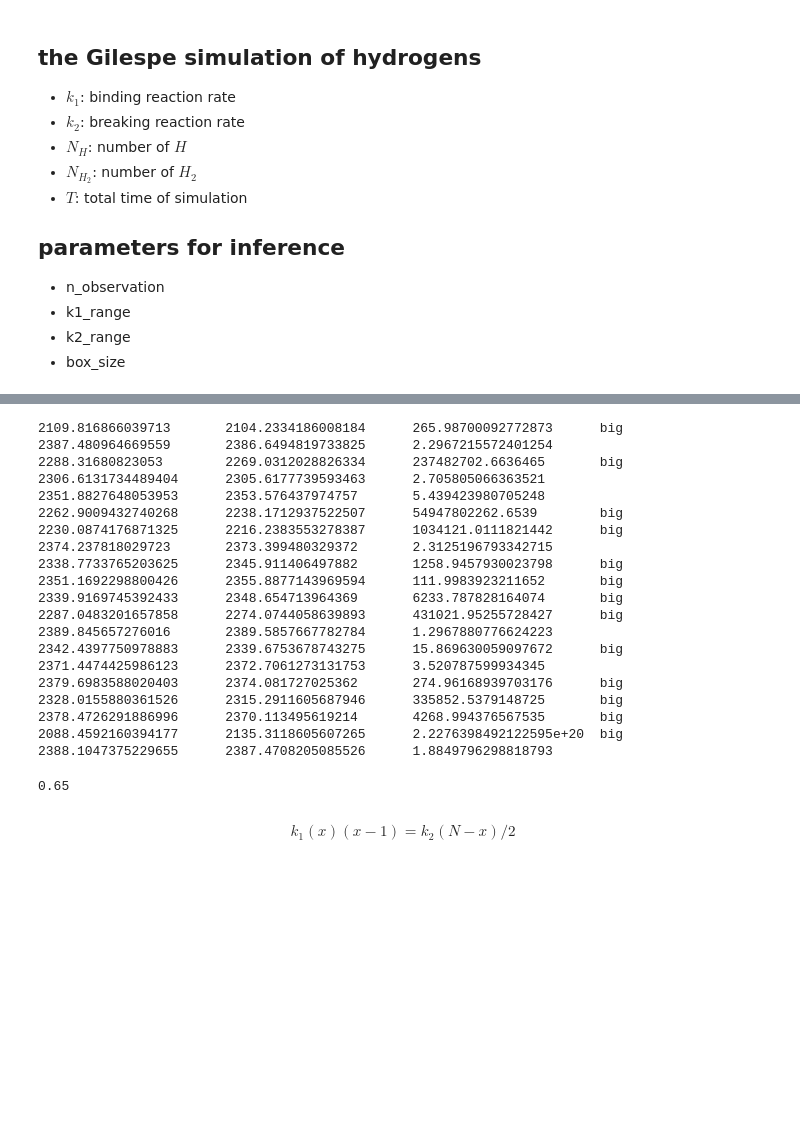
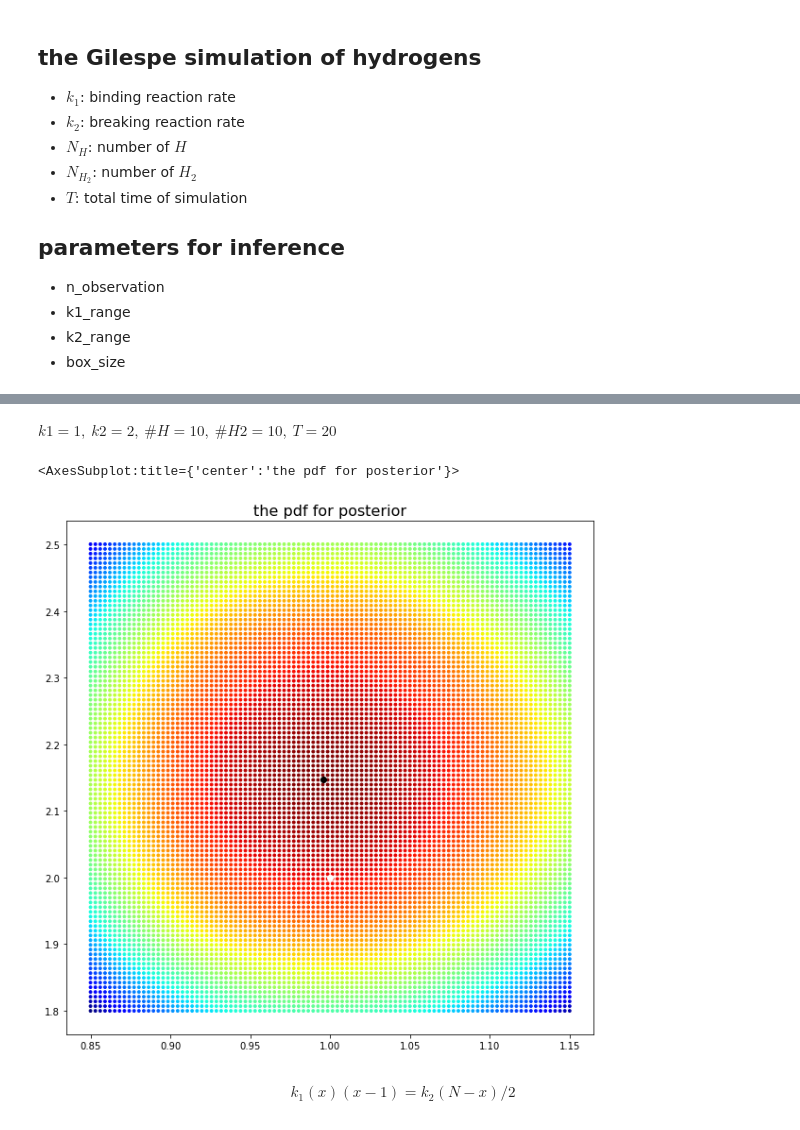
Before and after one commit to WangHaiYang874/ABC22, a Jupyter notebook: done works/gilespe hydrogen mcmc inference 4.ipynb, the cells around one changed output, grey strips where cells are left out. Drawn from its saved outputs; the diff is of its cells as text; code cells hidden in the pictures; blank space fills up the shorter version.

```diff
--- a/done works/gilespe hydrogen mcmc inference 4.ipynb
+++ b/done works/gilespe hydrogen mcmc inference 4.ipynb
@@ -103,40 +104,11 @@ KeyboardInterrupt:
-# %%
-n_big = 0.
-N = 20
-for i in range(20):
-    theta_ = np.random.uniform([0.2,2],[1,3])
-    a = log_likelihood(theta_,observation)
-    b = log_likelihood(theta_ + 0.1*(np.random.uniform(size=2)-0.5),observation)
-    d = np.exp(np.abs(a-b))
-    if d > 10:
-        s = 'big'
-        n_big += 1
-    else:
-        s = ''
-    print(a,b,d,s,sep='\t')
-n_big/N
-# %% [output]
-2109.816866039713       2104.2334186008184      265.98700092772873      big
-2387.480964669559       2386.6494819733825      2.2967215572401254
-2288.31680823053        2269.0312028826334      237482702.6636465       big
-2306.6131734489404      2305.6177739593463      2.705805066363521
-2351.8827648053953      2353.576437974757       5.439423980705248
-2262.9009432740268      2238.1712937522507      54947802262.6539        big
-2230.0874176871325      2216.2383553278387      1034121.0111821442      big
-2374.237818029723       2373.399480329372       2.3125196793342715
-2338.7733765203625      2345.911406497882       1258.9457930023798      big
-2351.1692298800426      2355.8877143969594      111.9983923211652       big
-2339.9169745392433      2348.654713964369       6233.787828164074       big
-2287.0483201657858      2274.0744058639893      431021.95255728427      big
-2389.845657276016       2389.5857667782784      1.2967880776624223
-2342.4397750978883      2339.6753678743275      15.869630059097672      big
-2371.4474425986123      2372.7061273131753      3.520787599934345
-2379.6983588020403      2374.081727025362       274.96168939703176      big
-2328.0155880361526      2315.2911605687946      335852.5379148725       big
-2378.4726291886996      2370.113495619214       4268.994376567535       big
-2088.4592160394177      2135.3118605607265      2.2276398492122595e+20  big
-2388.1047375229655      2387.4708205085526      1.8849796298818793
-0.65
+# %% [markdown]
+$k1 = 1,\ k2 = 2,\ \#H = 10,\ \#H2 = 10,\ T = 20$
+# %%
+model.prior.theta_range = np.array([[0.85,1.8],[1.15,2.5]])
+model.posterior_heatmap(true_theta=theta,n=(100,100),s=8)
+# %% [output]
+<AxesSubplot:title={'center':'the pdf for posterior'}>
+[figure, added]
 # %% [markdown]
 $$
 k_1(x)(x-1) = k_2(N-x)/2
```
Also changed, not shown: parts of 10 cells of this notebook.
